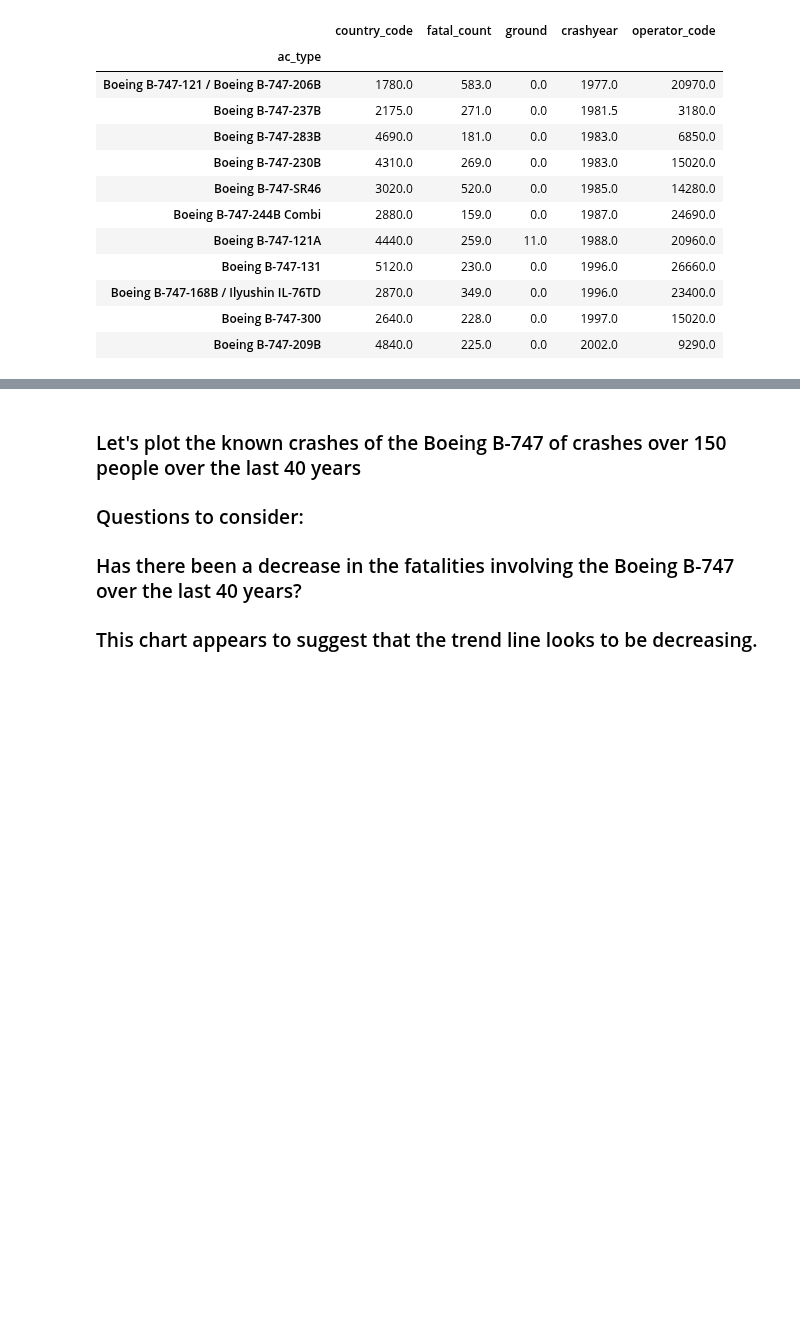
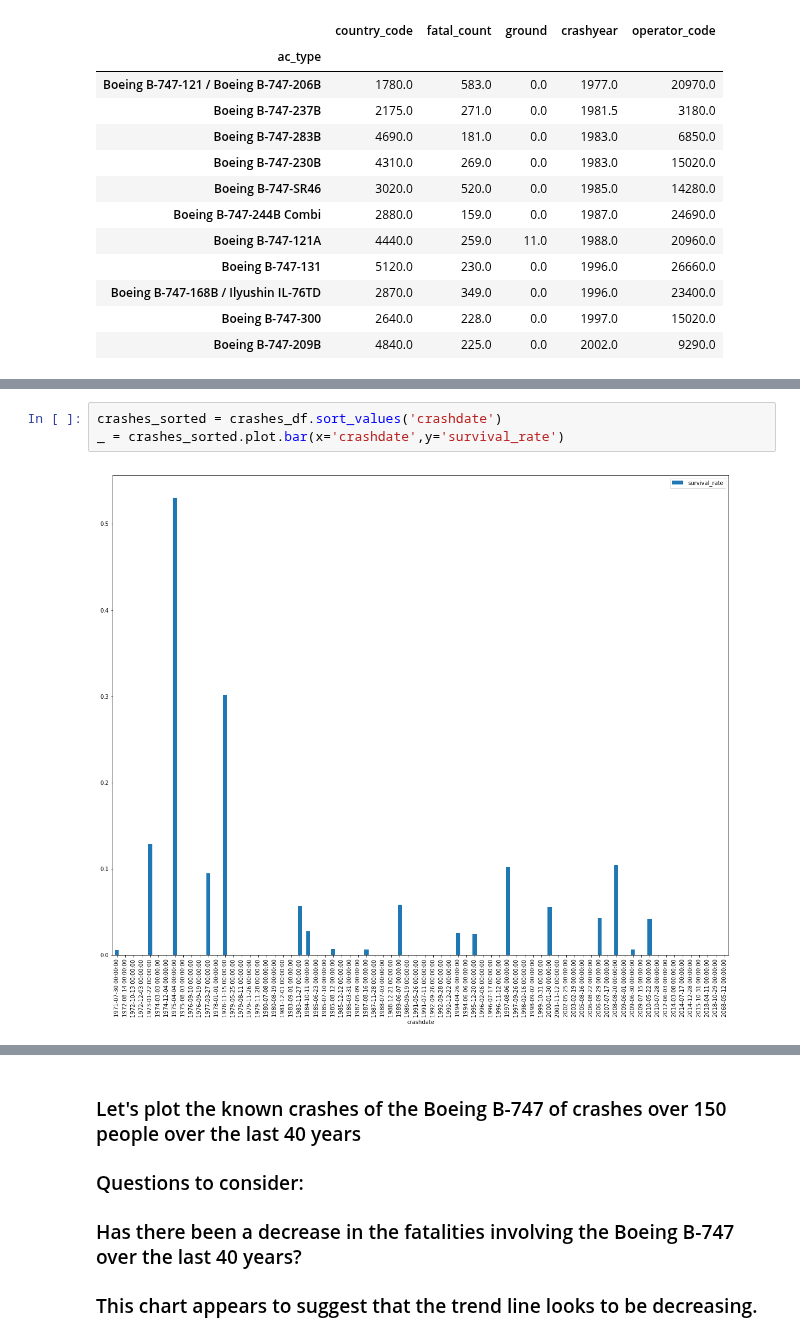
Before and after one commit to loupendley/Thinkful, a Jupyter notebook: Datafiles/VisualizeWhatYouSee_Unit_Lession2_Project_4.ipynb, the cells around one changed output, grey strips where cells are left out. Cells and saved outputs as stored; diff of their text form; blank space fills up the shorter version.

```diff
--- a/Datafiles/VisualizeWhatYouSee_Unit_Lession2_Project_4.ipynb
+++ b/Datafiles/VisualizeWhatYouSee_Unit_Lession2_Project_4.ipynb
@@ -56,0 +76,5 @@ crashes_df_ac_type.sort_values(['crashyear', 'fatal_count'],ascending=True) # so
+# %%
+crashes_sorted = crashes_df.sort_values('crashdate')
+_ = crashes_sorted.plot.bar(x='crashdate',y='survival_rate')
+# %% [output]
+[figure, added]
```
Also changed, not shown: parts of 9 cells of this notebook.
